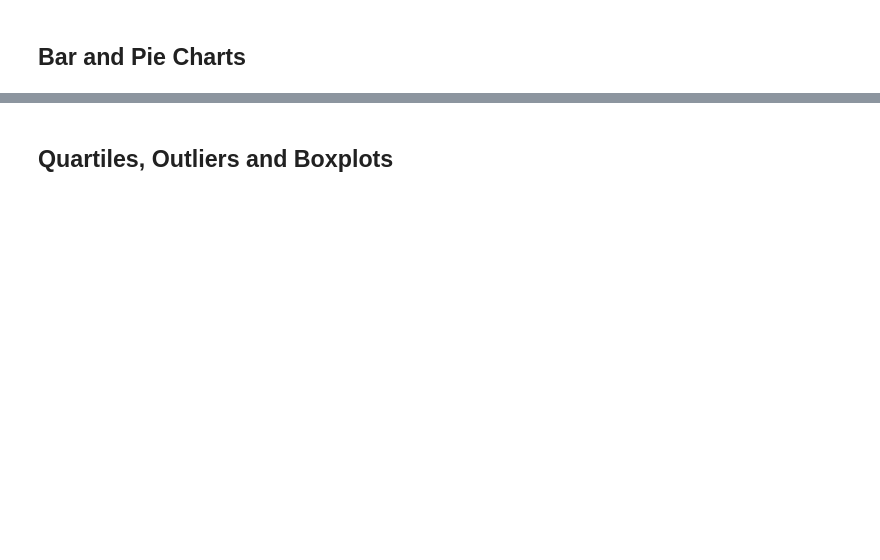
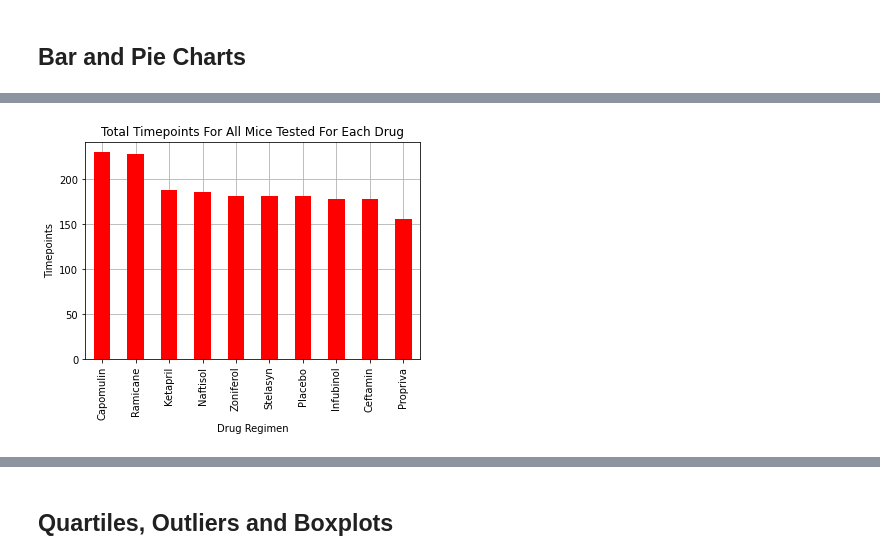
Before and after one commit to jcortez02/mapplotlib_challenge, a Jupyter notebook: pymaceuticals_starter.ipynb, the cells around one changed output, grey strips where cells are left out. Cells and saved outputs as stored; diff of their text form; code cells hidden in the pictures; blank space fills up the shorter version.

```diff
--- a/pymaceuticals_starter.ipynb
+++ b/pymaceuticals_starter.ipynb
@@ -4,11 +4,12 @@
 # Dependencies and Setup
 import matplotlib.pyplot as plt
 import pandas as pd
+import numpy as np
 import scipy.stats as st
 
 # Study data files
-mouse_metadata_path = '/Users/jacobcortez/Documents/GitHub/DS_Repos/mapplotlib_challenge/Mouse_metadata.csv'
-study_results_path = '/Users/jacobcortez/Documents/GitHub/DS_Repos/mapplotlib_challenge/Study_results.csv'
+mouse_metadata_path = '/Users/jacobcortez/Documents/GitHub/DS_Repos/HW_Repo/mapplotlib_challenge/Mouse_metadata.csv'
+study_results_path = '/Users/jacobcortez/Documents/GitHub/DS_Repos/HW_Repo/mapplotlib_challenge/Study_results.csv'
 
 # Read the mouse data and the study results
 mouse_metadata = pd.read_csv(mouse_metadata_path)
@@ -187,2 +227,9 @@ tumor_volume_stats_df
 # %%
 # Generate a bar plot showing the total number of timepoints for all mice tested for each drug regimen using Pandas.
+DR_bar_plot = merge_df2['Drug Regimen'].value_counts().plot.bar(width=.5, zorder=7, color='r',align='center')
+plt.title('Total Timepoints For All Mice Tested For Each Drug')
+plt.xlabel('Drug Regimen')
+plt.ylabel('Timepoints')
+plt.grid(zorder=0)
+# %% [output]
+[figure, added]
```
Also changed, not shown: parts of 20 cells of this notebook.
